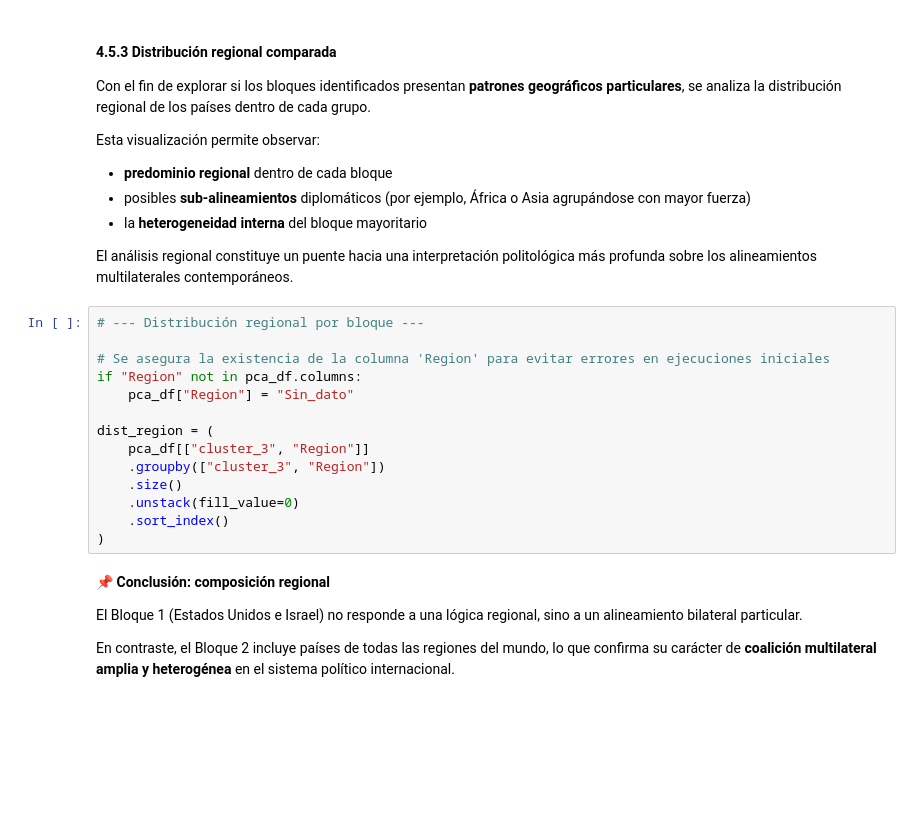
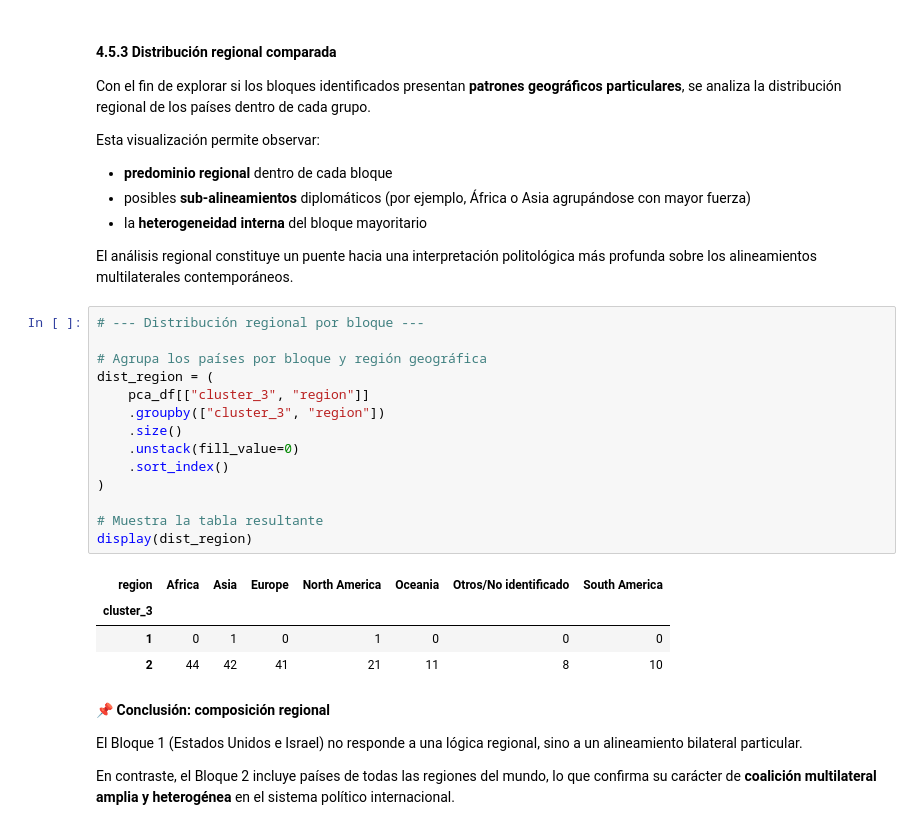
Before and after one commit to fernandezelias/UN_Voting_Clustering, a Jupyter notebook: un_votes_clustering.ipynb, the cells around one changed output. Saved outputs shown, nothing was run; the diff lists cells and outputs as text; blank space fills up the shorter version.

```diff
--- a/un_votes_clustering.ipynb
+++ b/un_votes_clustering.ipynb
@@ -972,17 +972,22 @@ El análisis regional constituye un puente hacia una interpretación politológi
 # %%
 # --- Distribución regional por bloque ---
 
-# Se asegura la existencia de la columna 'Region' para evitar errores en ejecuciones iniciales
-if "Region" not in pca_df.columns:
-    pca_df["Region"] = "Sin_dato"
-
+# Agrupa los países por bloque y región geográfica
 dist_region = (
-    pca_df[["cluster_3", "Region"]]
-    .groupby(["cluster_3", "Region"])
+    pca_df[["cluster_3", "region"]]
+    .groupby(["cluster_3", "region"])
     .size()
     .unstack(fill_value=0)
     .sort_index()
 )
+
+# Muestra la tabla resultante
+display(dist_region)
+# %% [output]
+| region | Africa | Asia | Europe | North America | Oceania | Otros/No identificado | South America |
+| cluster_3 |  |  |  |  |  |  |  |
+| 1 | 0 | 1 | 0 | 1 | 0 | 0 | 0 |
+| 2 | 44 | 42 | 41 | 21 | 11 | 8 | 10 |
 # %% [markdown]
 📌 **Conclusión: composición regional**
 
```
Also changed, not shown: parts of 10 cells of this notebook, 4 other files.
